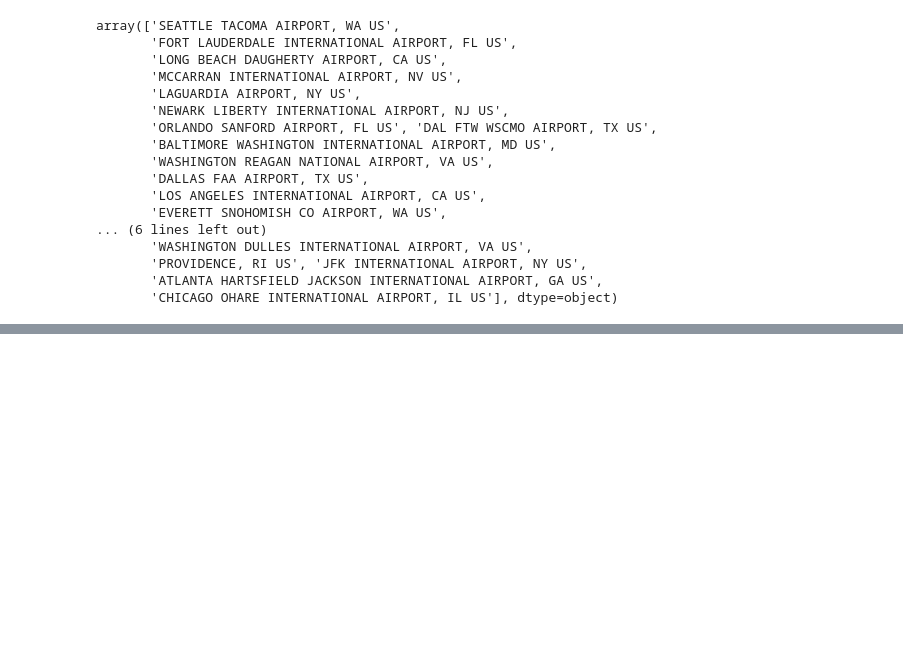
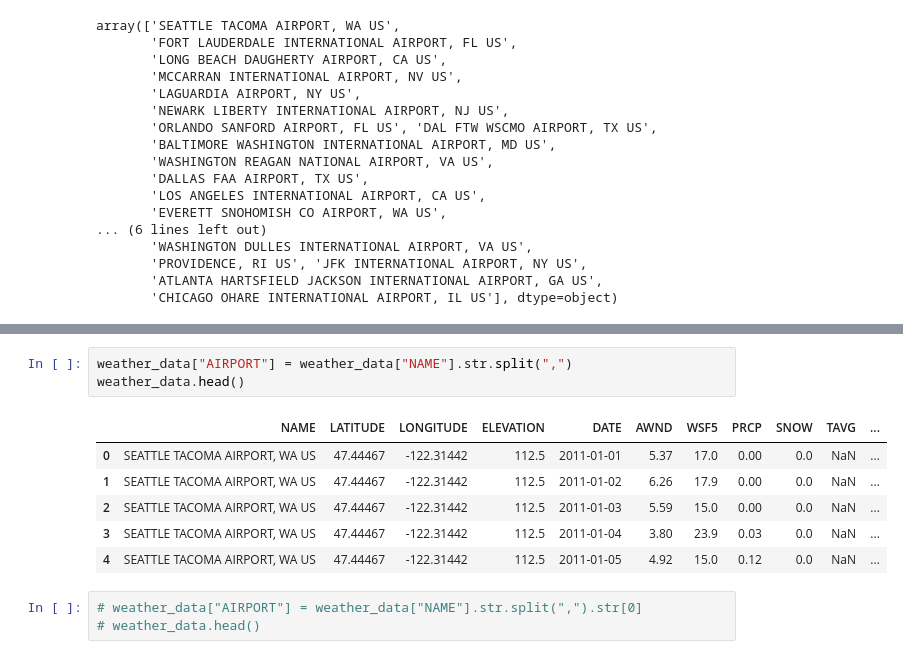
Before and after one commit to NicoleRyan99/GROUP-PROJECT-3, a Jupyter notebook: historical_weather.ipynb, the cells around one changed output, grey strips where cells are left out. Saved outputs shown, nothing was run; the diff lists cells and outputs as text; blank space fills up the shorter version.

```diff
--- a/historical_weather.ipynb
+++ b/historical_weather.ipynb
@@ -173,0 +124,13 @@ daily_summaries
+# %%
+weather_data["AIRPORT"] = weather_data["NAME"].str.split(",")
+weather_data.head()
+# %% [output]
+|  | NAME | LATITUDE | LONGITUDE | ELEVATION | DATE | AWND | WSF5 | PRCP | SNOW | TAVG | ... |
+| 0 | SEATTLE TACOMA AIRPORT, WA US | 47.44467 | -122.31442 | 112.5 | 2011-01-01 | 5.37 | 17.0 | 0.00 | 0.0 | NaN | ... |
+| 1 | SEATTLE TACOMA AIRPORT, WA US | 47.44467 | -122.31442 | 112.5 | 2011-01-02 | 6.26 | 17.9 | 0.00 | 0.0 | NaN | ... |
+| 2 | SEATTLE TACOMA AIRPORT, WA US | 47.44467 | -122.31442 | 112.5 | 2011-01-03 | 5.59 | 15.0 | 0.00 | 0.0 | NaN | ... |
+| 3 | SEATTLE TACOMA AIRPORT, WA US | 47.44467 | -122.31442 | 112.5 | 2011-01-04 | 3.80 | 23.9 | 0.03 | 0.0 | NaN | ... |
+| 4 | SEATTLE TACOMA AIRPORT, WA US | 47.44467 | -122.31442 | 112.5 | 2011-01-05 | 4.92 | 15.0 | 0.12 | 0.0 | NaN | ... |
+# %%
+# weather_data["AIRPORT"] = weather_data["NAME"].str.split(",").str[0]
+# weather_data.head()
```
Also changed, not shown: parts of 20 cells of this notebook, 1 other file.
